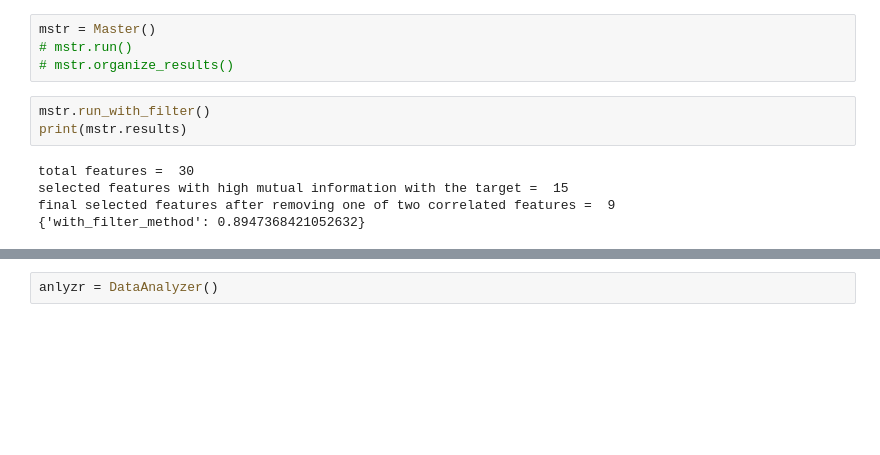
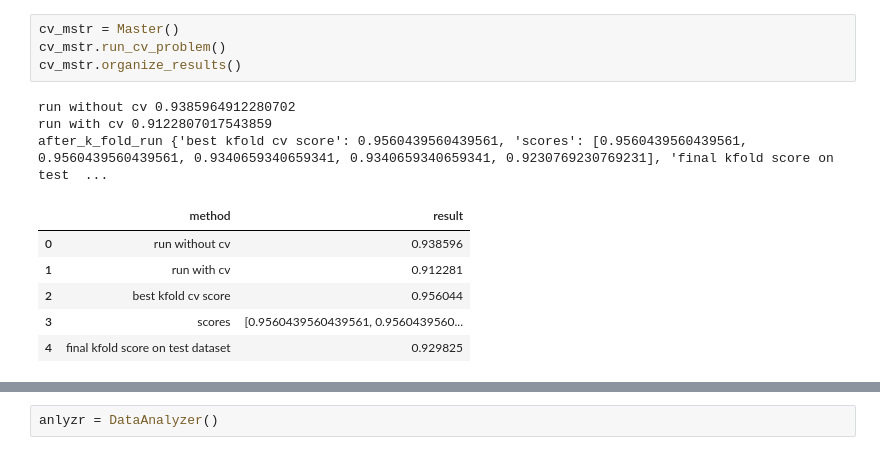
Before and after one commit to zayev123/ml1_assignment_2, a Jupyter notebook: Classification.CancerMB/CancerMB_CV.ipynb, the cells around one changed output, grey strips where cells are left out. Drawn from its saved outputs; the diff is of its cells as text; blank space fills up the shorter version.

```diff
--- a/Classification.CancerMB/CancerMB_CV.ipynb
+++ b/Classification.CancerMB/CancerMB_CV.ipynb
@@ -319,15 +381,17 @@ class Master:
         self.run_with_cv()
         self.run_with_kfold()
         return self.results
-# %%
-mstr = Master()
-# mstr.run()
-# mstr.organize_results()
-# %%
-mstr.run_with_filter()
-print(mstr.results)
-# %% [output]
-total features =  30
-selected features with high mutual information with the target =  15
-final selected features after removing one of two correlated features =  9
-{'with_filter_method': 0.8947368421052632}
+# %%
+cv_mstr = Master()
+cv_mstr.run_cv_problem()
+cv_mstr.organize_results()
+# %% [output]
+run without cv 0.9385964912280702
+run with cv 0.9122807017543859
+after_k_fold_run {'best kfold cv score': 0.9560439560439561, 'scores': [0.9560439560439561, 0.9560439560439561, 0.9340659340659341, 0.9340659340659341, 0.9230769230769231], 'final kfold score on test  ...
+|  | method | result |
+| 0 | run without cv | 0.938596 |
+| 1 | run with cv | 0.912281 |
+| 2 | best kfold cv score | 0.956044 |
+| 3 | scores | [0.9560439560439561, 0.9560439560... |
+| 4 | final kfold score on test dataset | 0.929825 |
```
Also changed, not shown: parts of 5 cells of this notebook, 2 other files.
